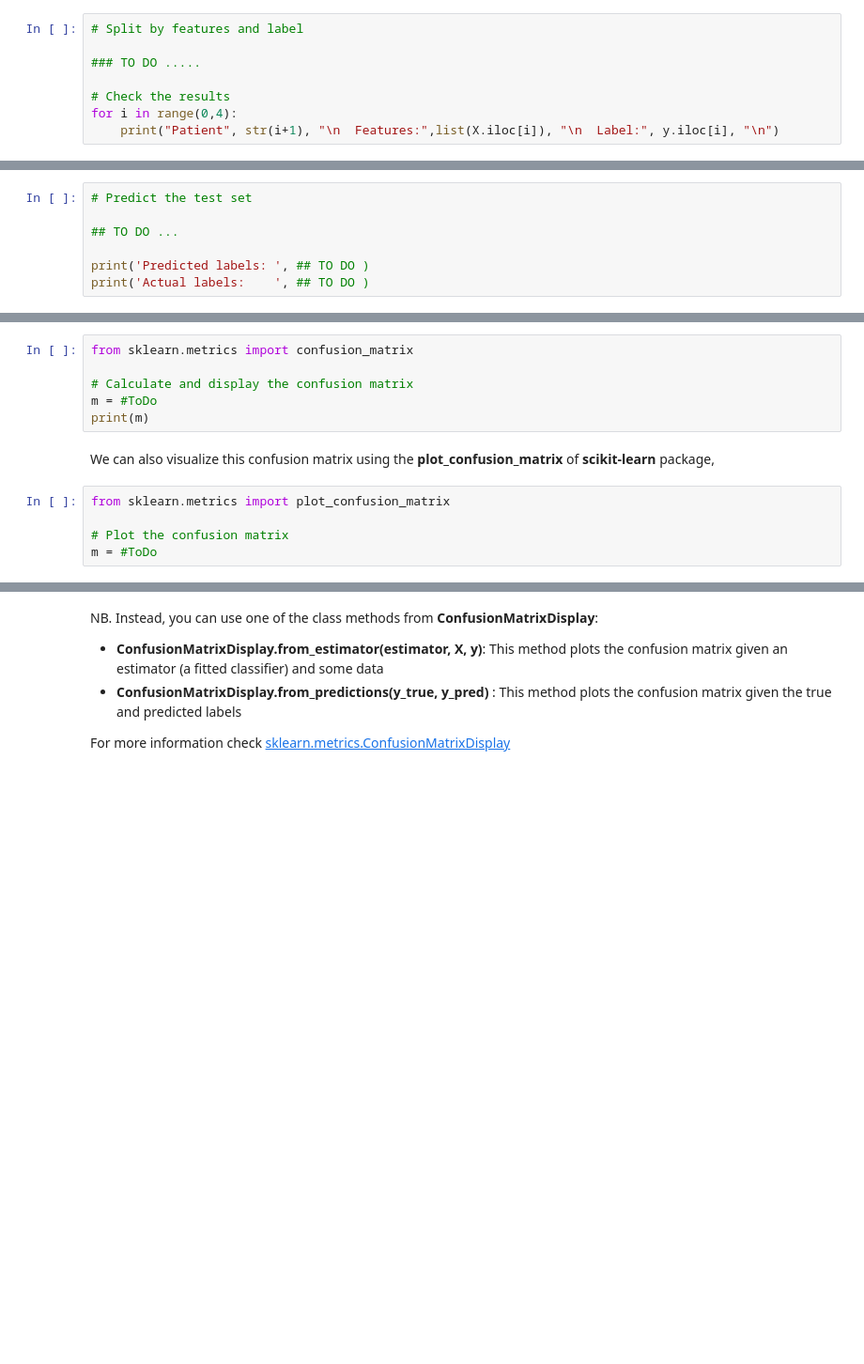
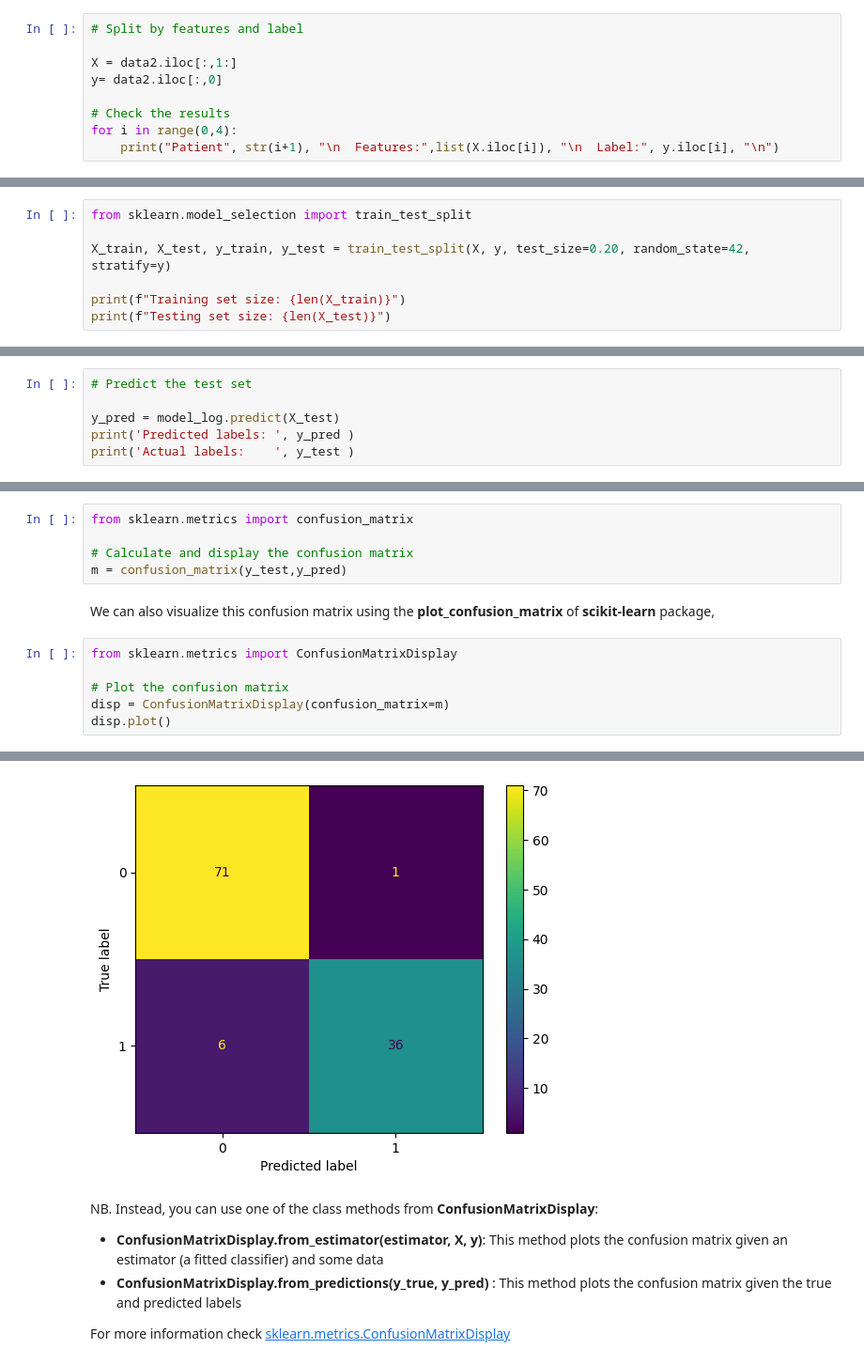
Before and after one commit to TarekAeb/Ensia, a Jupyter notebook: S6/ML/Labs/Lab1/W_1_Lab_1_Classification.ipynb, the cells around one changed output, grey strips where cells are left out. Shown at 94% size. Drawn from its saved outputs; the diff is of its cells as text; blank space fills up the shorter version.

```diff
--- a/S6/ML/Labs/Lab1/W_1_Lab_1_Classification.ipynb
+++ b/S6/ML/Labs/Lab1/W_1_Lab_1_Classification.ipynb
@@ -122,7 +161,8 @@ Let us now do prepare the dataset for training a machine learning model. We can
 # %%
 # Split by features and label
 
-### TO DO .....
+X = data2.iloc[:,1:]
+y= data2.iloc[:,0]
 
 # Check the results
 for i in range(0,4):
@@ -161,0 +213,7 @@ from sklearn.model_selection import train_test_split
+# %%
+from sklearn.model_selection import train_test_split
+
+X_train, X_test, y_train, y_test = train_test_split(X, y, test_size=0.20, random_state=42, stratify=y)
+
+print(f"Training set size: {len(X_train)}")
+print(f"Testing set size: {len(X_test)}")
@@ -178,7 +241,6 @@ Now that we have a trained model, we can use it to predict our test dataset usin
 # %%
 # Predict the test set
 
-## TO DO ...
-
-print('Predicted labels: ', ## TO DO )
-print('Actual labels:    ', ## TO DO )
+y_pred = model_log.predict(X_test)
+print('Predicted labels: ', y_pred )
+print('Actual labels:    ', y_test )
@@ -217,12 +310,13 @@ In our dataset, *1* could correspond to malignant, while *0* to benign. We could
 from sklearn.metrics import confusion_matrix
 
 # Calculate and display the confusion matrix
-m = #ToDo
-print(m)
+m = confusion_matrix(y_test,y_pred)
 # %% [markdown]
 We can also visualize this confusion matrix using the **plot_confusion_matrix** of **scikit-learn** package,
 # %%
-from sklearn.metrics import plot_confusion_matrix
+from sklearn.metrics import ConfusionMatrixDisplay
 
 # Plot the confusion matrix
-m = #ToDo
+disp = ConfusionMatrixDisplay(confusion_matrix=m)
+disp.plot()
+# %% [output]
@@ -229,3 +324,4 @@ m = #ToDo
+[figure, added]
 # %% [markdown]
 
 NB. Instead, you can use one of the class methods from **ConfusionMatrixDisplay**:
```
Also changed, not shown: parts of 34 cells of this notebook, 5 other files.
